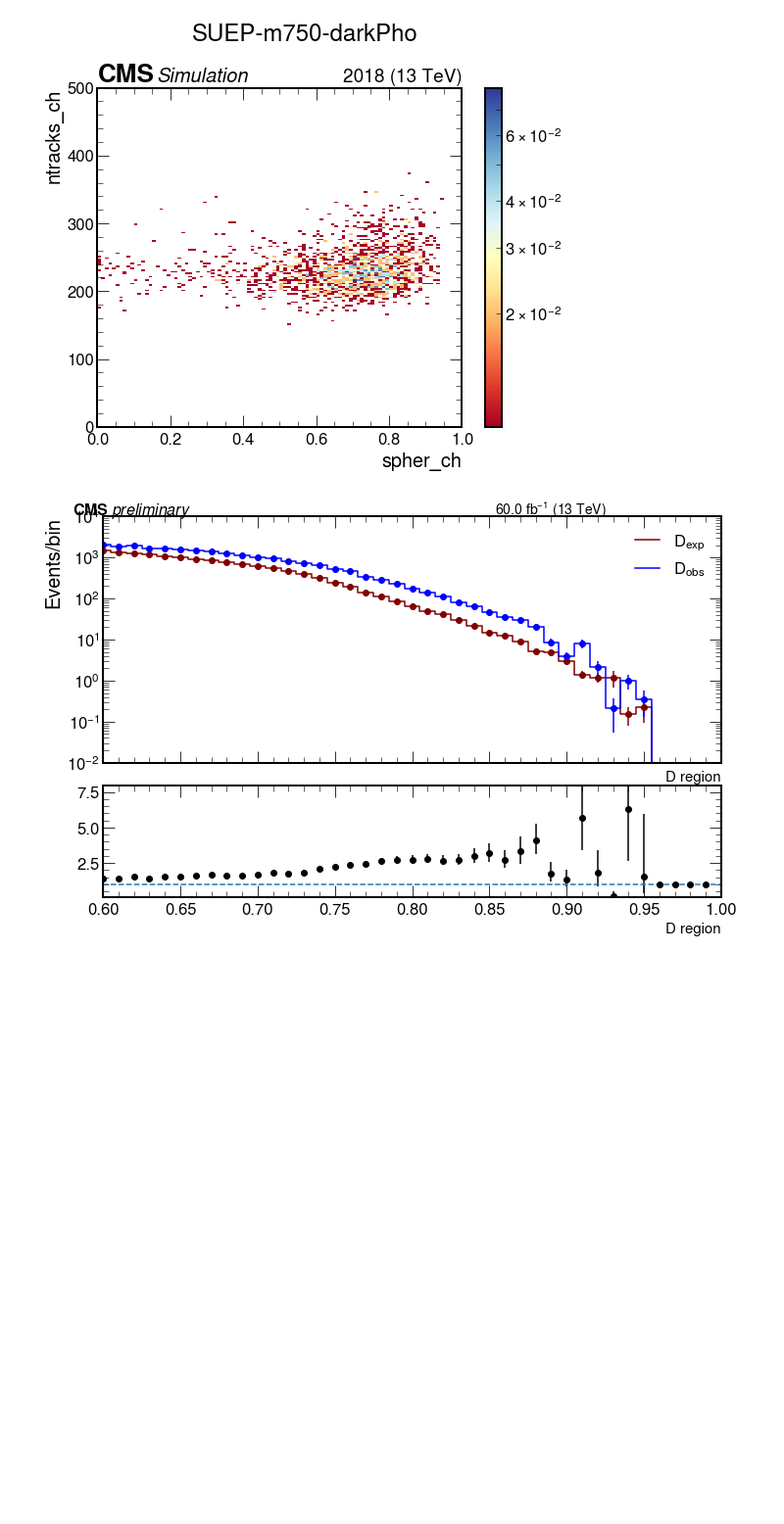
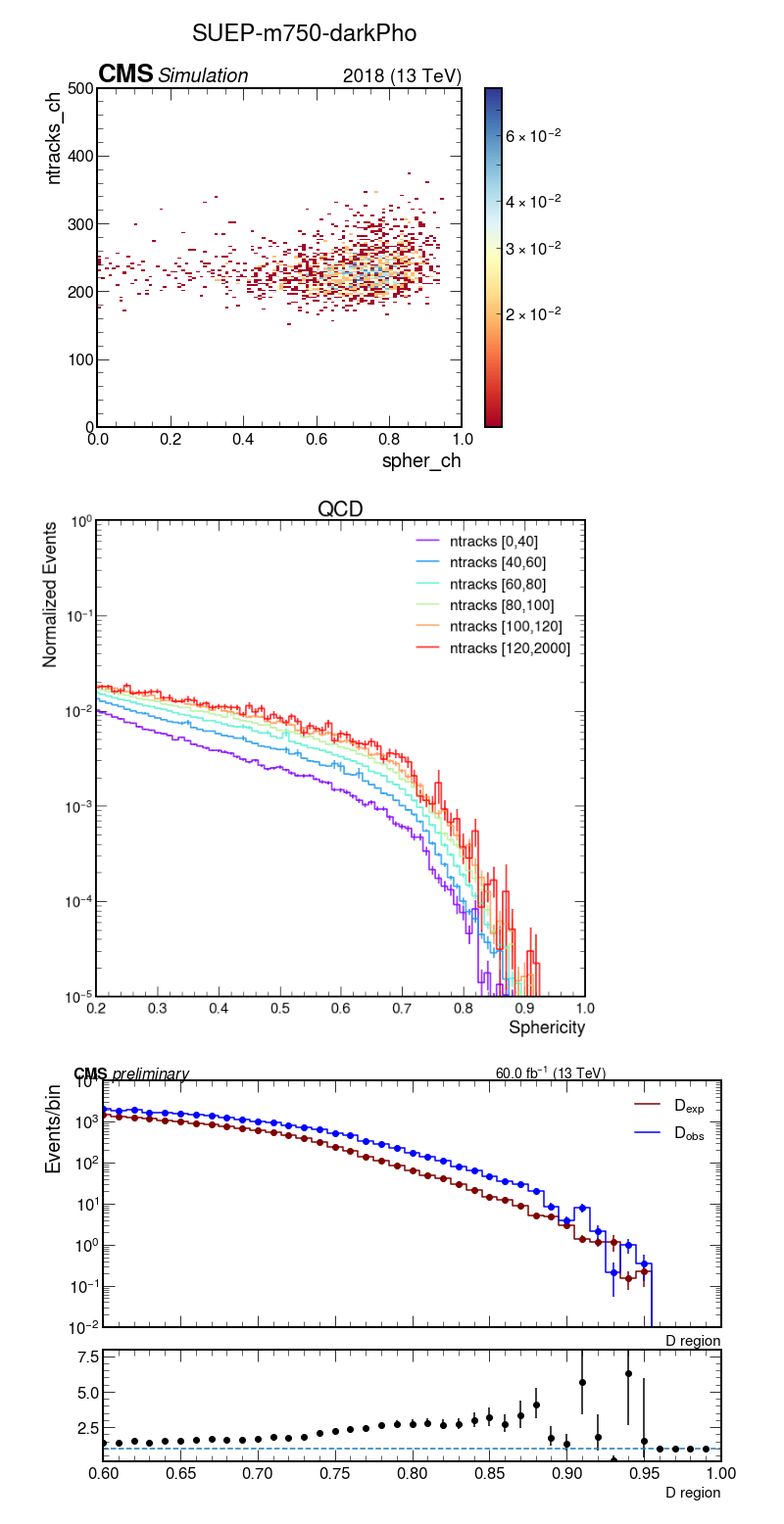
Before and after one commit to SUEPPhysics/SUEPCoffea_dask, a Jupyter notebook: plotting/plot.ipynb, the cells around one changed output. Shown: that part at 98% size. Drawn from its saved outputs; the diff is of its cells as text; code cells hidden in the pictures; blank space fills up the shorter version.

```diff
--- a/plotting/plot.ipynb
+++ b/plotting/plot.ipynb
@@ -87,6 +87,22 @@ def find_nth(string, substring, n):
         return string.find(substring)
     else:
         return string.find(substring, find_nth(string, substring, n - 1) + 1)
+
+def combine_bins(x, y, e, n=4):
+    old_e = e
+    old_y = y
+    old_x = x
+
+    y = []
+    x = []
+    e = []
+
+    for j in list(range(0,len(old_y), n)):
+        y.append(np.sum(old_y[j:j+n])/n)
+        x.append(np.sum(old_x[j:j+n])/n)
+        e.append(np.sum(old_e[j:j+n])/n)
+
+    return x, y, e
 # %%
 # load files
 SUEP_plots, QCD_plots = {}, {}
@@ -297,6 +262,55 @@ for dataset in datasets2d:
 [figure]
 [figure]
 [figure]
+# %%
+### 1D slices of a 2D plot for QCD
+
+# parameters
+plot_label = '2D_spher_ntracks_ch'   # name of the plot to be sliced
+slice_label = 'ntracks'              # variable being sliced, used in the plot legend
+# bins of values to be sliced
+slices = [[0,40],[40,60],[60,80],[80,100],[100,120],[120,2000]]
+
+
+
+cmap = plt.cm.rainbow(np.linspace(0, 1, len(slices)))
+for i,QCD_sample in enumerate(QCD_plots.keys()):
+    if i==0: h = QCD_plots[QCD_sample][plot_label]
+    else: h = h + QCD_plots[QCD_sample][plot_label]
+
+w, x, y =h.to_numpy()
+errs = h.variances()
+x=x[:-1]
+y=y[:-1]
+
+for i in range(len(slices)):
+    val_lo = slices[i][0]
+    val_up = slices[i][1]
+
+    x_vals = x
+    y_vals = np.sum(w[:,(y>val_lo) & (y<=val_up)],axis=1)
+    norm = np.sum(y_vals)
+    y_vals = y_vals / norm
+    e_vals = np.sqrt(np.sum(errs[:,(y>val_lo) & (y<=val_up)],axis=1))/norm
+
+    ### FIXME: could be made a parameter
+    # define which slices you want to rebin
+    if False:
+        x_vals, y_vals, e_vals = combine_bins(x_vals, y_vals, e_vals, 4)
+
+    plt.errorbar(x_vals, y_vals, e_vals, linestyle='', color=cmap[i])
+    plt.step(x_vals, y_vals, label=slice_label+" [{0},{1}]".format(val_lo, val_up), where='mid', color=cmap[i])
+
+plt.legend()
+plt.title("QCD")
+plt.xlim(0.2,1.0)
+plt.ylim(1e-5,1)
+plt.yscale('log')
+plt.ylabel("Normalized Events")
+plt.xlabel("Sphericity")
+plt.savefig(plot_label+'_1D_slices'+file_ext)
+# %% [output]
+[figure, added]
 # %%
 ### Make D closure plot based on selection (e.g. 'ch', 'mult')
 selection = 'ch'
```
Also changed, not shown: parts of 1 cell of this notebook.
